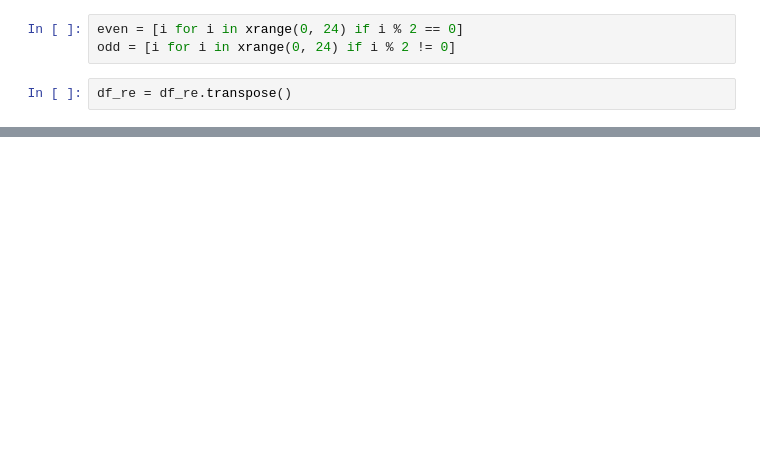
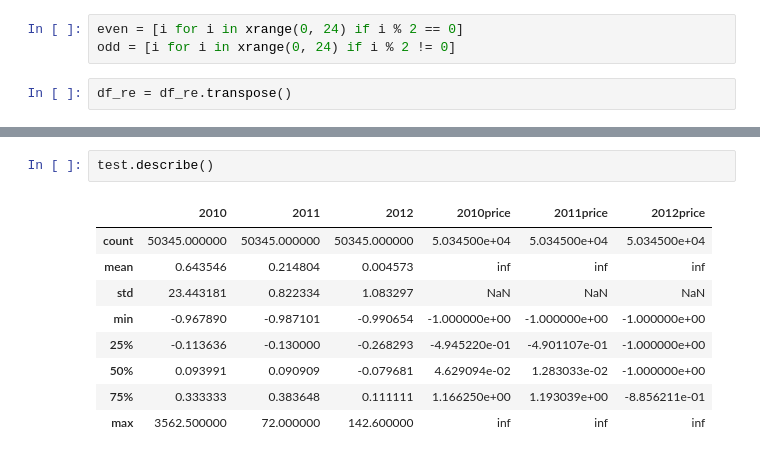
Before and after one commit to AmandaDoyle/BigDataTaxiFinalProject, a Jupyter notebook: Regression.ipynb, the cells around one changed output, grey strips where cells are left out. Cells and saved outputs as stored; diff of their text form; blank space fills up the shorter version.

```diff
--- a/Regression.ipynb
+++ b/Regression.ipynb
@@ -69,0 +101,12 @@ plt.plot(np.log(df_test['2010']), np.log(df_test['2010count']), 'o', markersize
+# %%
+test.describe()
+# %% [output]
+|  | 2010 | 2011 | 2012 | 2010price | 2011price | 2012price |
+| count | 50345.000000 | 50345.000000 | 50345.000000 | 5.034500e+04 | 5.034500e+04 | 5.034500e+04 |
+| mean | 0.643546 | 0.214804 | 0.004573 | inf | inf | inf |
+| std | 23.443181 | 0.822334 | 1.083297 | NaN | NaN | NaN |
+| min | -0.967890 | -0.987101 | -0.990654 | -1.000000e+00 | -1.000000e+00 | -1.000000e+00 |
+| 25% | -0.113636 | -0.130000 | -0.268293 | -4.945220e-01 | -4.901107e-01 | -1.000000e+00 |
+| 50% | 0.093991 | 0.090909 | -0.079681 | 4.629094e-02 | 1.283033e-02 | -1.000000e+00 |
+| 75% | 0.333333 | 0.383648 | 0.111111 | 1.166250e+00 | 1.193039e+00 | -8.856211e-01 |
+| max | 3562.500000 | 72.000000 | 142.600000 | inf | inf | inf |
```
Also changed, not shown: parts of 23 cells of this notebook.
